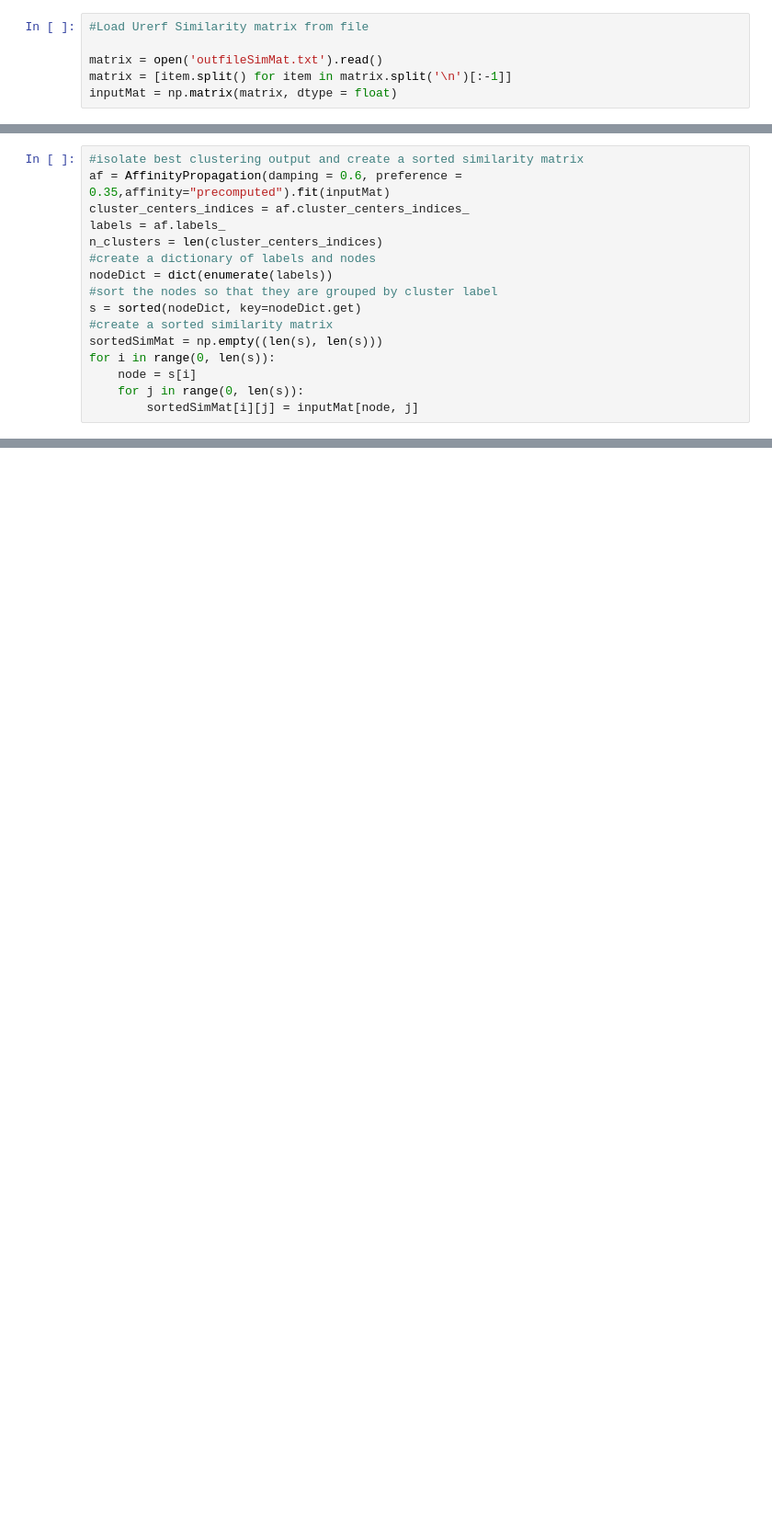
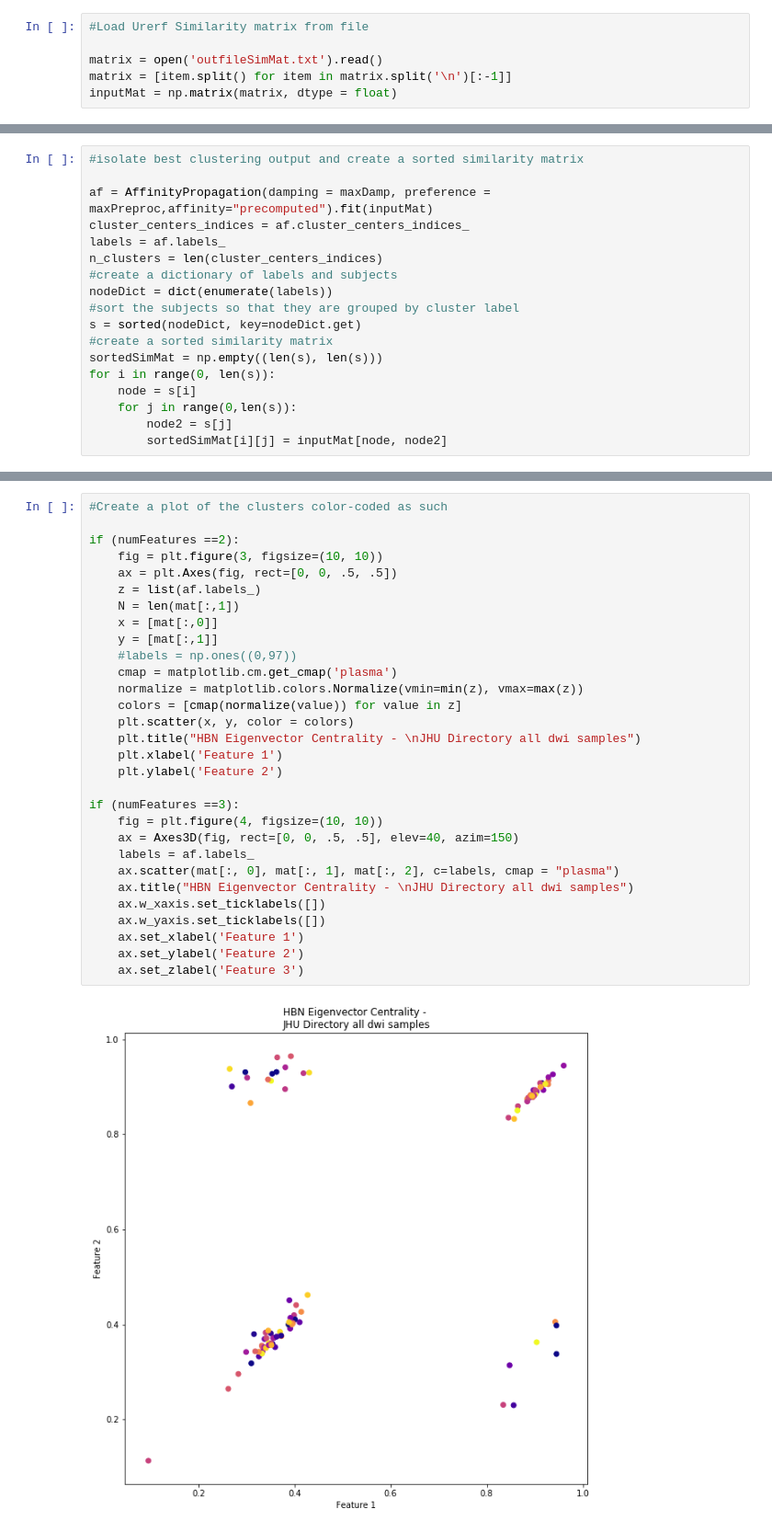
Before and after one commit to pfrank7/NDD, a Jupyter notebook: Urerf-AffProp.ipynb, the cells around one changed output, grey strips where cells are left out. Shown at 92% size. Drawn from its saved outputs; the diff is of its cells as text; blank space fills up the shorter version.

```diff
--- a/Urerf-AffProp.ipynb
+++ b/Urerf-AffProp.ipynb
@@ -77,16 +130,18 @@ for i in range(1, 10):
 # %%
 #isolate best clustering output and create a sorted similarity matrix
-af = AffinityPropagation(damping = 0.6, preference = 0.35,affinity="precomputed").fit(inputMat)
+
+af = AffinityPropagation(damping = maxDamp, preference = maxPreproc,affinity="precomputed").fit(inputMat)
 cluster_centers_indices = af.cluster_centers_indices_
 labels = af.labels_
 n_clusters = len(cluster_centers_indices)
-#create a dictionary of labels and nodes
+#create a dictionary of labels and subjects
 nodeDict = dict(enumerate(labels))
-#sort the nodes so that they are grouped by cluster label
+#sort the subjects so that they are grouped by cluster label
 s = sorted(nodeDict, key=nodeDict.get)
 #create a sorted similarity matrix
 sortedSimMat = np.empty((len(s), len(s)))
 for i in range(0, len(s)):
     node = s[i]
-    for j in range(0, len(s)):
-        sortedSimMat[i][j] = inputMat[node, j]
+    for j in range(0,len(s)):
+        node2 = s[j]
+        sortedSimMat[i][j] = inputMat[node, node2]
@@ -104,0 +172,32 @@ plt.show()
+# %%
+#Create a plot of the clusters color-coded as such
+
+if (numFeatures ==2):
+    fig = plt.figure(3, figsize=(10, 10))
+    ax = plt.Axes(fig, rect=[0, 0, .5, .5])
+    z = list(af.labels_)
+    N = len(mat[:,1])
+    x = [mat[:,0]]
+    y = [mat[:,1]]
+    #labels = np.ones((0,97))
+    cmap = matplotlib.cm.get_cmap('plasma')
+    normalize = matplotlib.colors.Normalize(vmin=min(z), vmax=max(z))
+    colors = [cmap(normalize(value)) for value in z]
+    plt.scatter(x, y, color = colors)
+    plt.title("HBN Eigenvector Centrality - \nJHU Directory all dwi samples")
+    plt.xlabel('Feature 1')
+    plt.ylabel('Feature 2')
+
+if (numFeatures ==3):
+    fig = plt.figure(4, figsize=(10, 10))
+    ax = Axes3D(fig, rect=[0, 0, .5, .5], elev=40, azim=150)
+    labels = af.labels_
+    ax.scatter(mat[:, 0], mat[:, 1], mat[:, 2], c=labels, cmap = "plasma")
+    ax.title("HBN Eigenvector Centrality - \nJHU Directory all dwi samples")
+    ax.w_xaxis.set_ticklabels([])
+    ax.w_yaxis.set_ticklabels([])
+    ax.set_xlabel('Feature 1')
+    ax.set_ylabel('Feature 2')
+    ax.set_zlabel('Feature 3')
+# %% [output]
+[figure, added]
```
Also changed, not shown: parts of 6 cells of this notebook, 8 other files.
